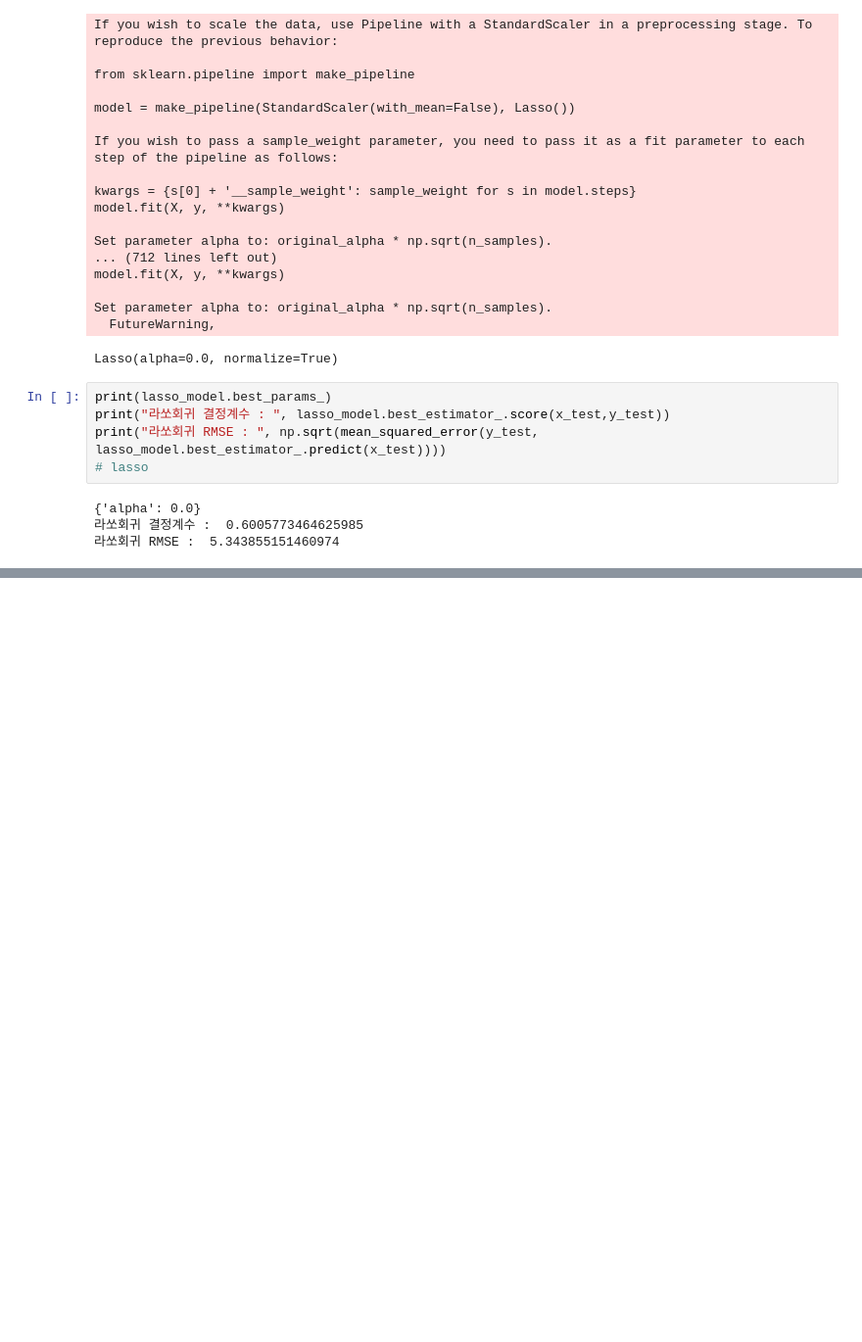
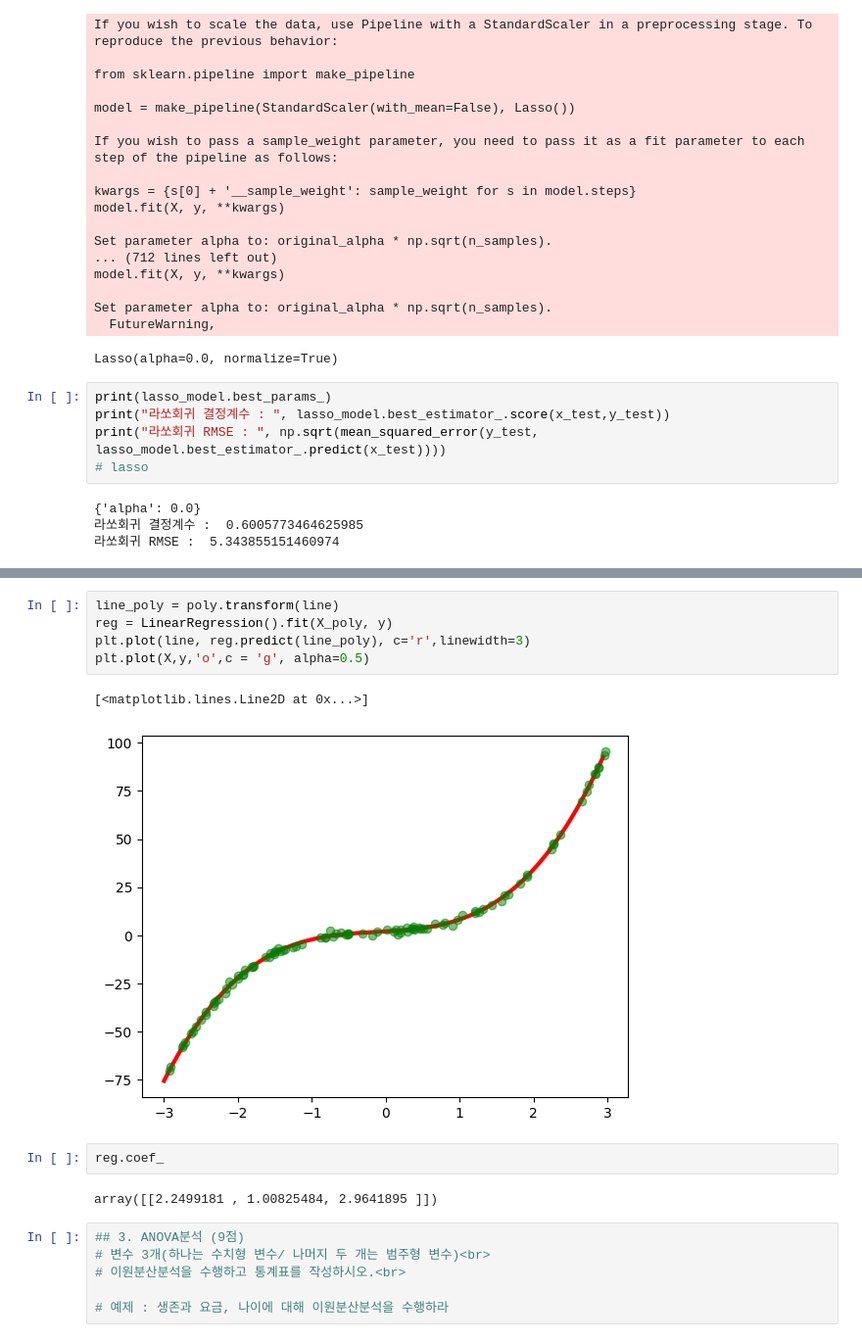
Before and after one commit to wanjuson/analyst_engineer, a Jupyter notebook: ADP_실습_통계/21회기출분석_v2.ipynb, the cells around one changed output, grey strips where cells are left out. Shown at 98% size. Cells and saved outputs as stored; diff of their text form; blank space fills up the shorter version.

```diff
--- a/ADP_실습_통계/21회기출분석_v2.ipynb
+++ b/ADP_실습_통계/21회기출분석_v2.ipynb
@@ -376,0 +409,18 @@ print("라쏘회귀 RMSE : ", np.sqrt(mean_squared_error(y_test, lasso_model.bes
+# %%
+line_poly = poly.transform(line)
+reg = LinearRegression().fit(X_poly, y)
+plt.plot(line, reg.predict(line_poly), c='r',linewidth=3)
+plt.plot(X,y,'o',c = 'g', alpha=0.5)
+# %% [output]
+[<matplotlib.lines.Line2D at 0x...>]
+[figure, added]
+# %%
+reg.coef_
+# %% [output]
+array([[2.2499181 , 1.00825484, 2.9641895 ]])
+# %%
+## 3. ANOVA분석 (9점)
+# 변수 3개(하나는 수치형 변수/ 나머지 두 개는 범주형 변수)<br>
+# 이원분산분석을 수행하고 통계표를 작성하시오.<br>
+
+# 예제 : 생존과 요금, 나이에 대해 이원분산분석을 수행하라
```
Also changed, not shown: parts of 14 cells of this notebook.
